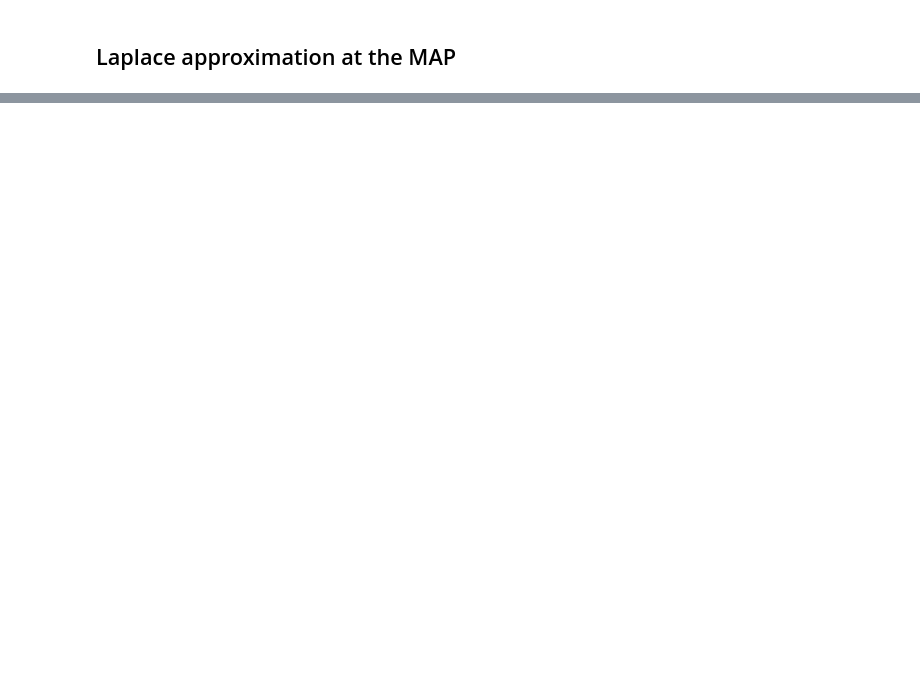
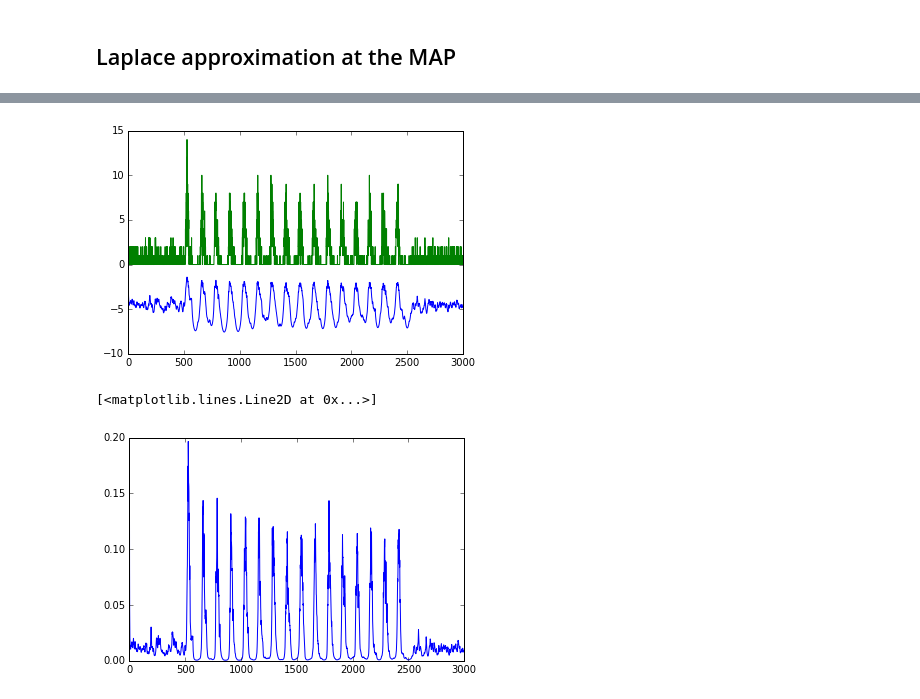
Before and after one commit to lciti/SEAS2016, a Jupyter notebook: Test_LikelihoodBernoulli.ipynb, the cells around one changed output, grey strips where cells are left out. Saved outputs shown, nothing was run; the diff lists cells and outputs as text; code cells hidden in the pictures; blank space fills up the shorter version.

```diff
--- a/Test_LikelihoodBernoulli.ipynb
+++ b/Test_LikelihoodBernoulli.ipynb
@@ -4,11 +6,21 @@ from scipy import linalg
 import hips.distributions.polya_gamma as pg
 %matplotlib inline
 import matplotlib.pyplot as plt
-# %%
-# Generate test data
-K = 150
-dN = np.random.rand(K) > .9
-sigma2e = .05
+# %%
+if 0:
+    # Generate test data
+    K = 10
+    trials = 1
+    dN = np.random.rand(K, trials) > .9
+    #dN = np.bitwise_xor.accumulate(dN, axis=0)
+    dN = np.sum(dN, axis=1)/5
+    sigma2e = 0.1
+else:
+    # Load thaldata
+    import pandas as pd
+    dN = pd.read_csv('thaldata.csv', header=None).values[0]#[500:540]#800]
+    trials = 50
+    sigma2e = 0.12
 # %% [markdown]
 ## Likelihood of a state-space model with Bernoulli observations
 
@@ -82,8 +94,8 @@ def Do_Kalman_Likelihood(y, sigma2obs, sigma2e):
     B[-1] = 0.
 
     # Solve, assuming x_init=0 for simplicity
-    L = linalg.cholesky_banded((D, B), lower=True)
-    x_map = linalg.cho_solve_banded([L, True], y / sigma2obs)
+    L = sp.linalg.cholesky_banded((D, B), lower=True)
+    x_map = sp.linalg.cho_solve_banded([L, True], y / sigma2obs)
 
     # Compute joint and marginal probabilities
     joint_loglikelihood = -.5 * ((np.sum(np.diff(x_map)**2) + x_map[0]**2) / sigma2e +
@@ -148,7 +166,7 @@ print(accum_marginal_loglikelihood[-1])
 # %% [markdown]
 ## Laplace approximation at the MAP
 # %%
-def Do_Kalman_Likelihood_Bernoulli_LaplaceMAP(dN, sigma2e, tol=1e-8):
+def Do_Kalman_Likelihood_Bernoulli_LaplaceMAP(dN, sigma2e, tol=1e-8, trials=1.):
     """MAP solution, inverse covariance matrix, and marginal loglikelihood of state-space model
     computed using Laplace approximation around MAP state.
 
@@ -162,28 +180,31 @@ def Do_Kalman_Likelihood_Bernoulli_LaplaceMAP(dN, sigma2e, tol=1e-8):
         # Build gradient of joint
         d2x = np.convolve(x, [-1, 2, -1])[1:-1]
         d2x[-1] -= x[-1]
-        G = -dN + (1. / (1. + np.exp(-x))) + d2x / sigma2e
+        G = -dN + trials * (1. / (1. + np.exp(-x))) + d2x / sigma2e
         # Build Hessian of joint
-        D = 1. / (np.exp(x) + 2 + np.exp(-x)) + 2. / sigma2e
+        D = trials / (np.exp(x) + 2. + np.exp(-x)) + 2. / sigma2e
         D[-1] -= 1. / sigma2e
         B = -np.ones(len(D)) / sigma2e
         B[-1] = 0.
-        L = linalg.cholesky_banded((D, B), lower=True)
+        L = sp.linalg.cholesky_banded((D, B), lower=True)
         # Check convergence
         if np.dot(G, G) < tol:
             x_map = x
             break
         # Update estimate of map
-        x -= linalg.cho_solve_banded([L, True], G)
+        x -= sp.linalg.cho_solve_banded([L, True], G)
 
     # Compute joint and marginal probabilities
-    joint_loglikelihood = (np.sum(dN * x_map - np.log(1 + np.exp(x_map))) -
+    joint_loglikelihood = (np.sum(np.log(sp.special.binom(trials, dN)) + dN * x_map - trials * np.log(1 + np.exp(x_map))) -
                            .5 * ((np.sum(np.diff(x_map)**2) + x_map[0]**2) / sigma2e + len(dN) * np.log(2*np.pi*sigma2e)))
     marginal_loglikelihood = len(dN)/2. * np.log(2*np.pi) + joint_loglikelihood - np.sum(np.log(L[0]))
     return x_map, L, marginal_loglikelihood, joint_loglikelihood
 # %%
-# Test Marginal_Likelihood_PG
-%time x_map_l, L_l, marginal_loglikelihood_l, joint_loglikelihood_l = Do_Kalman_Likelihood_Bernoulli_LaplaceMAP(dN, sigma2e)
+# Test Marginal_Likelihood using the Laplace approximation around the MAP
+%time x_map_l, L_l, marginal_loglikelihood_l, joint_loglikelihood_l = Do_Kalman_Likelihood_Bernoulli_LaplaceMAP(dN, sigma2e, trials=trials)
 print(marginal_loglikelihood_l)
 plt.plot(x_map_l)
 plt.plot(dN)
+plt.show()
+plt.plot(np.exp(x_map_l)/(1+np.exp(x_map_l)))
+# %% [output]
@@ -190,3 +214,6 @@ plt.plot(dN)
+[figure, added]
+[<matplotlib.lines.Line2D at 0x...>]
+[figure, added]
 # %%
 s2e = np.arange(.01, 1., .01)
 marginal_loglikelihood_l = np.zeros_like(s2e)
```
Also changed, not shown: parts of 8 cells of this notebook.
